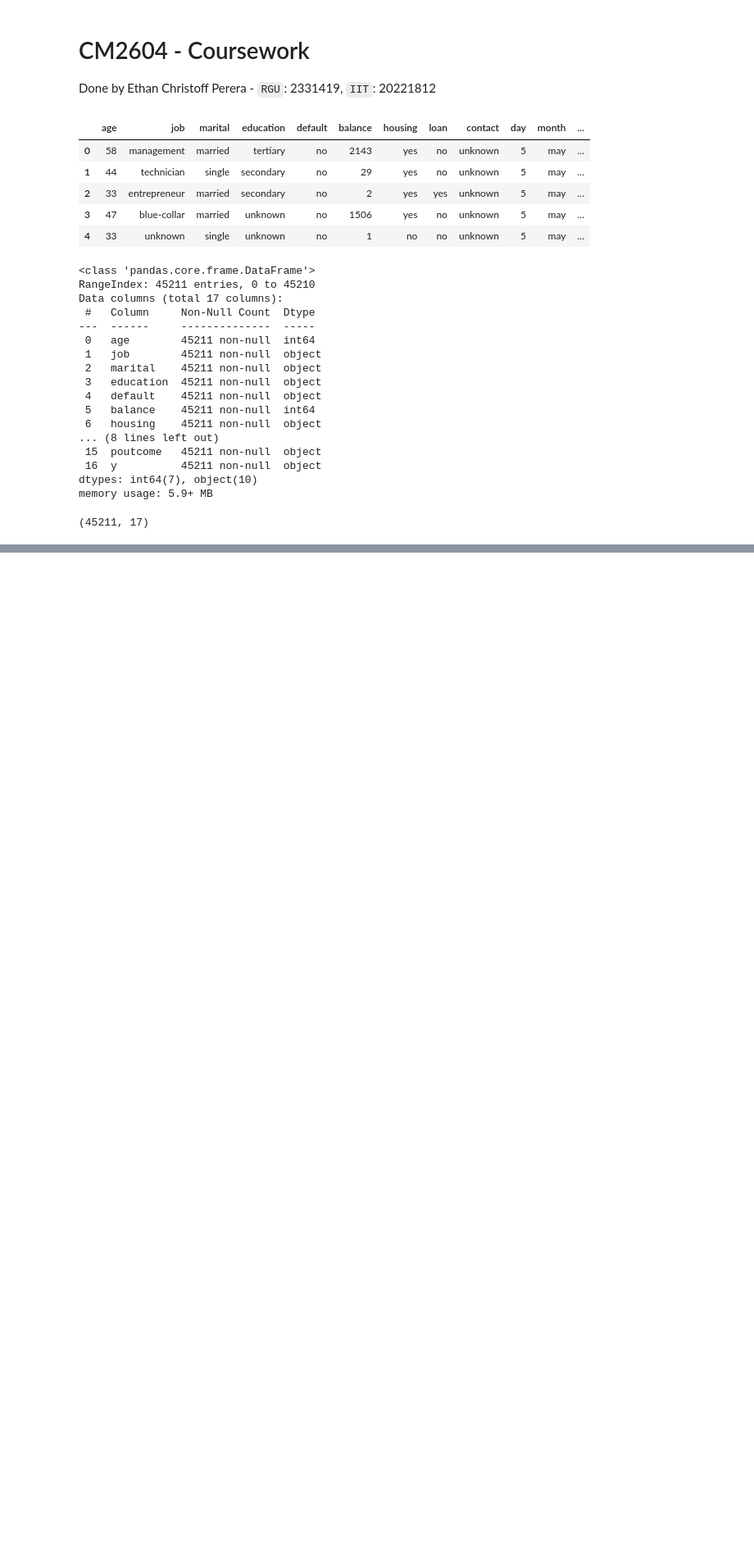
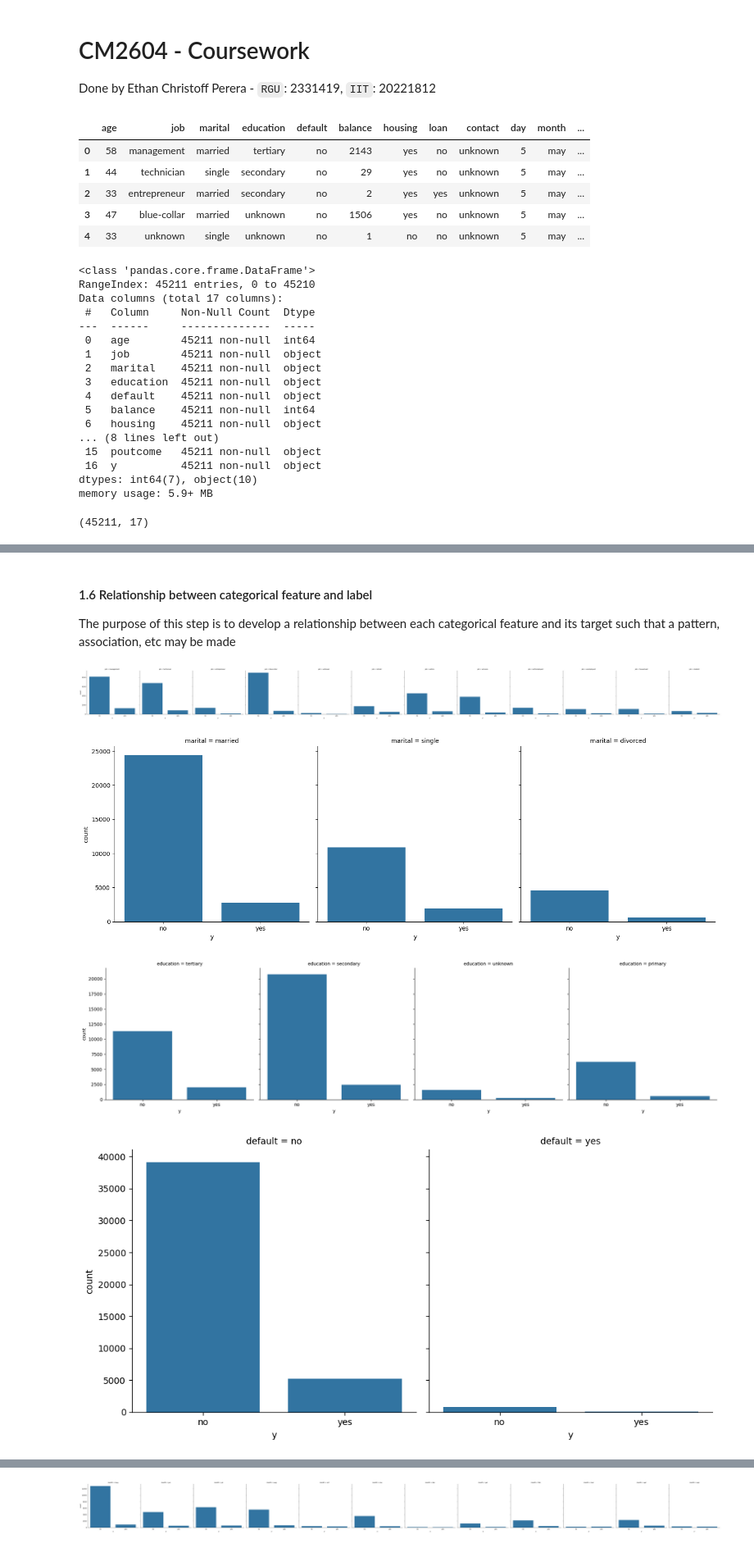
Before and after one commit to ethanchristoff/CM2604_CW, a Jupyter notebook: CM2604_CW_20221812_2331419.ipynb, the cells around one changed output, grey strips where cells are left out. Shown at 82% size. Cells and saved outputs as stored; diff of their text form; code cells hidden in the pictures; blank space fills up the shorter version.

```diff
--- a/CM2604_CW_20221812_2331419.ipynb
+++ b/CM2604_CW_20221812_2331419.ipynb
@@ -107,0 +195,13 @@ else:
+# %% [markdown]
+#### 1.6 Relationship between categorical feature and label
+
+The purpose of this step is to develop a relationship between each categorical feature and its target such that a pattern, association, etc may be made
+# %%
+for categorical_feature in categorical_features:
+    sns.catplot(x='y', col=categorical_feature, kind='count', data=bank_full)# Y is the target column as it consists of the deposit status
+plt.show()
+# %% [output]
+[figure, added]
+[figure, added]
+[figure, added]
+[figure, added]
@@ -107,0 +211 @@ else:
+[figure, added]
```
Also changed, not shown: parts of 38 cells of this notebook.
